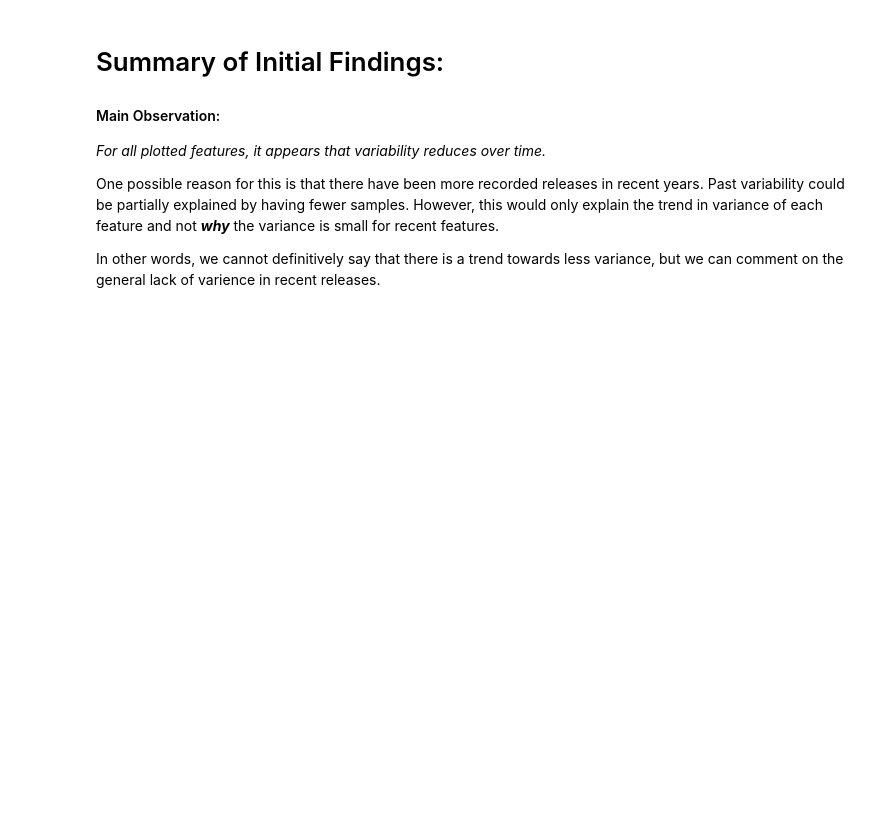
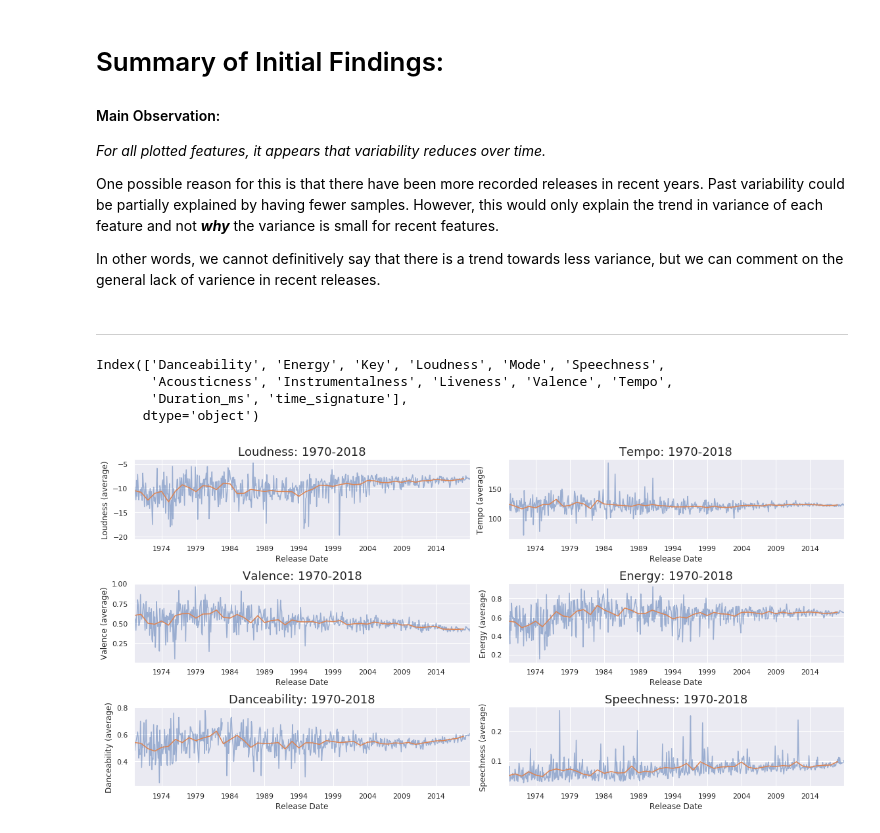
Before and after one commit to QED0711/spotify-predictive-analysis, a Jupyter notebook: exploration/qd_072719_time_series_exploration.ipynb, the cells around one changed output. Cells and saved outputs as stored; diff of their text form; code cells hidden in the pictures; blank space fills up the shorter version.

Commit message:
added plot groups

```diff
--- a/exploration/qd_072719_time_series_exploration.ipynb
+++ b/exploration/qd_072719_time_series_exploration.ipynb
@@ -15,15 +25,8 @@ data = pd.read_csv("../data/interum/track_data.zip")
 day_df = data[data.release_date_precision == "day"].copy()
 # %% [markdown]
 ## Converting to datetime and dealing with missing values
-# %%
-def convert_datetime(x):
-    try:
-        return pd.to_datetime(x)
-    except:
-        return np.NaN
-
-
-day_df.release_date = day_df.release_date.apply(convert_datetime)
+# %%
+day_df.release_date = day_df.release_date.apply(convert_to_datetime)
 # %%
 day_df.dropna(inplace=True)
 # %%
@@ -171,3 +158,16 @@ _For all plotted features, it appears that variability reduces over time._
 One possible reason for this is that there have been more recorded releases in recent years. Past variability could be partially explained by having fewer samples. However, this would only explain the trend in variance of each feature and not _**why**_ the variance is small for recent features.
 
 In other words, we cannot definitively say that there is a trend towards less variance, but we can comment on the general lack of varience in recent releases.
+# %% [markdown]
+***
+# %%
+ts_df.columns
+# %% [output]
+Index(['Danceability', 'Energy', 'Key', 'Loudness', 'Mode', 'Speechness',
+       'Acousticness', 'Instrumentalness', 'Liveness', 'Valence', 'Tempo',
+       'Duration_ms', 'time_signature'],
+      dtype='object')
+# %%
+ts_plot_group(ts_df, ["Loudness", "Tempo", "Valence", "Energy", "Danceability", "Speechness"], start="1970")
+# %% [output]
+[figure, added]
```
Also changed, not shown: parts of 14 cells of this notebook, 4 other files.
